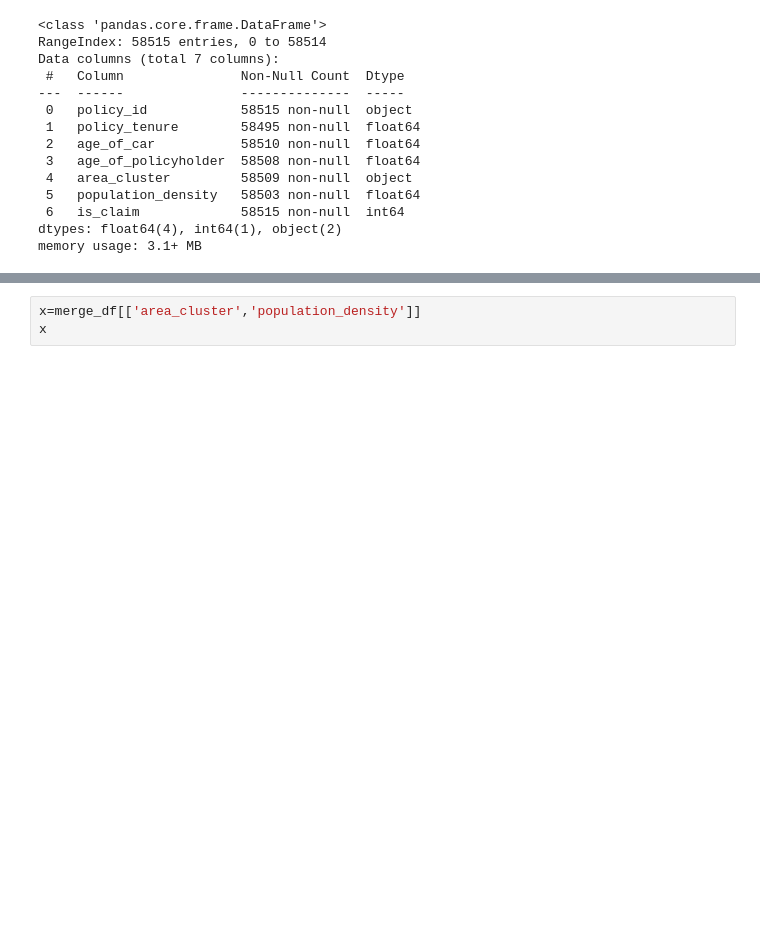
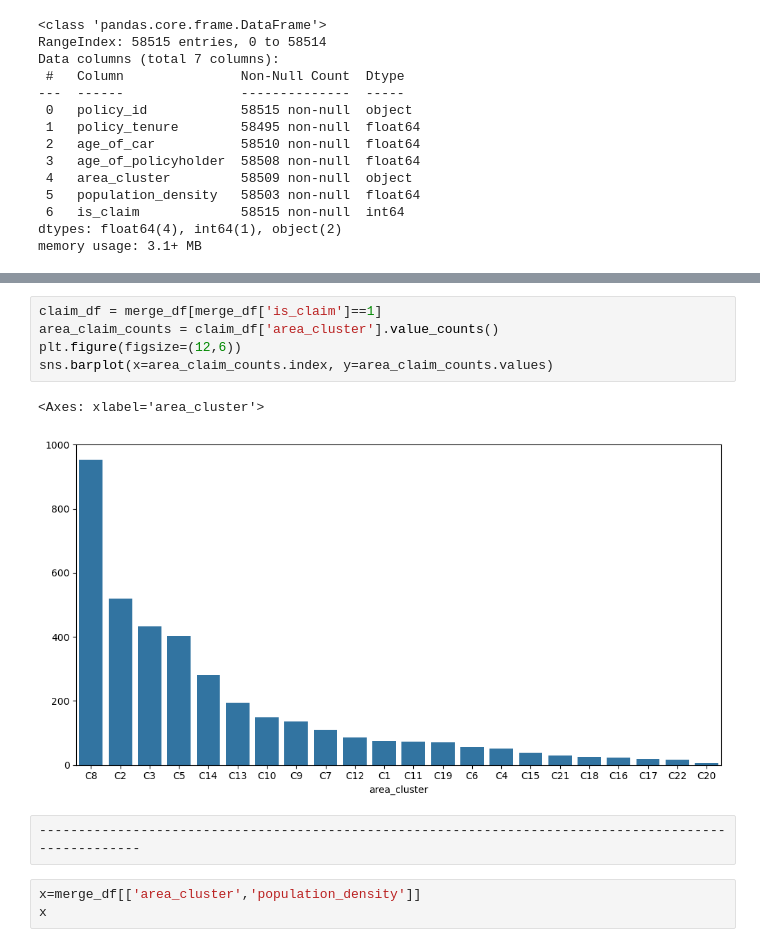
Before and after one commit to Ritvik896/Capstone_Project_Insurance, a Jupyter notebook: Policy_Features_Insurance_claim.ipynb, the cells around one changed output, grey strips where cells are left out. Saved outputs shown, nothing was run; the diff lists cells and outputs as text; blank space fills up the shorter version.

```diff
--- a/Policy_Features_Insurance_claim.ipynb
+++ b/Policy_Features_Insurance_claim.ipynb
@@ -66,3 +224,13 @@ memory usage: 3.1+ MB
+# %%
+claim_df = merge_df[merge_df['is_claim']==1]
+area_claim_counts = claim_df['area_cluster'].value_counts()
+plt.figure(figsize=(12,6))
+sns.barplot(x=area_claim_counts.index, y=area_claim_counts.values)
+# %% [output]
+<Axes: xlabel='area_cluster'>
+[figure, added]
+# %%
+-----------------------------------------------------------------------------------------------------
 # %%
 x=merge_df[['area_cluster','population_density']]
 x
```
Also changed, not shown: parts of 31 cells of this notebook.
